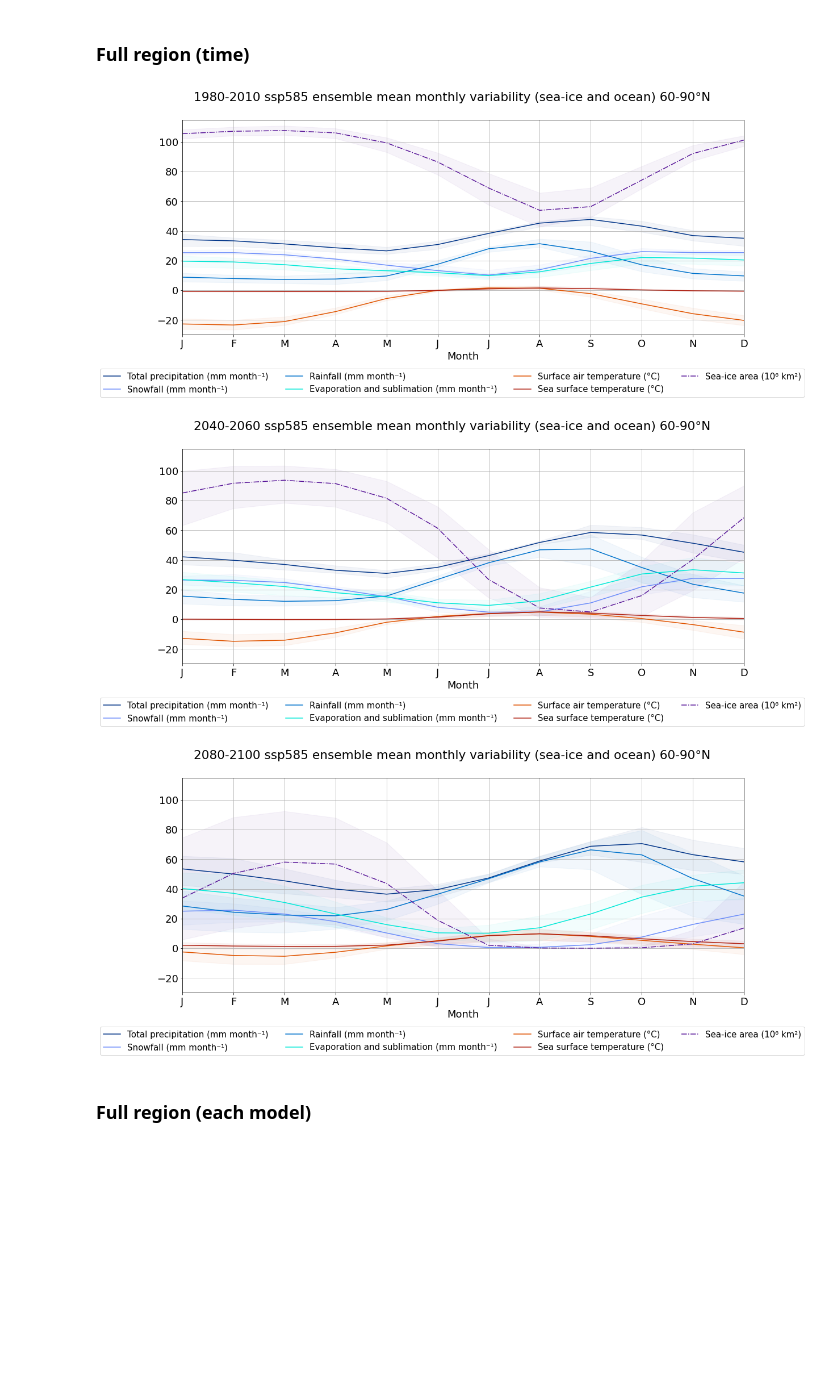
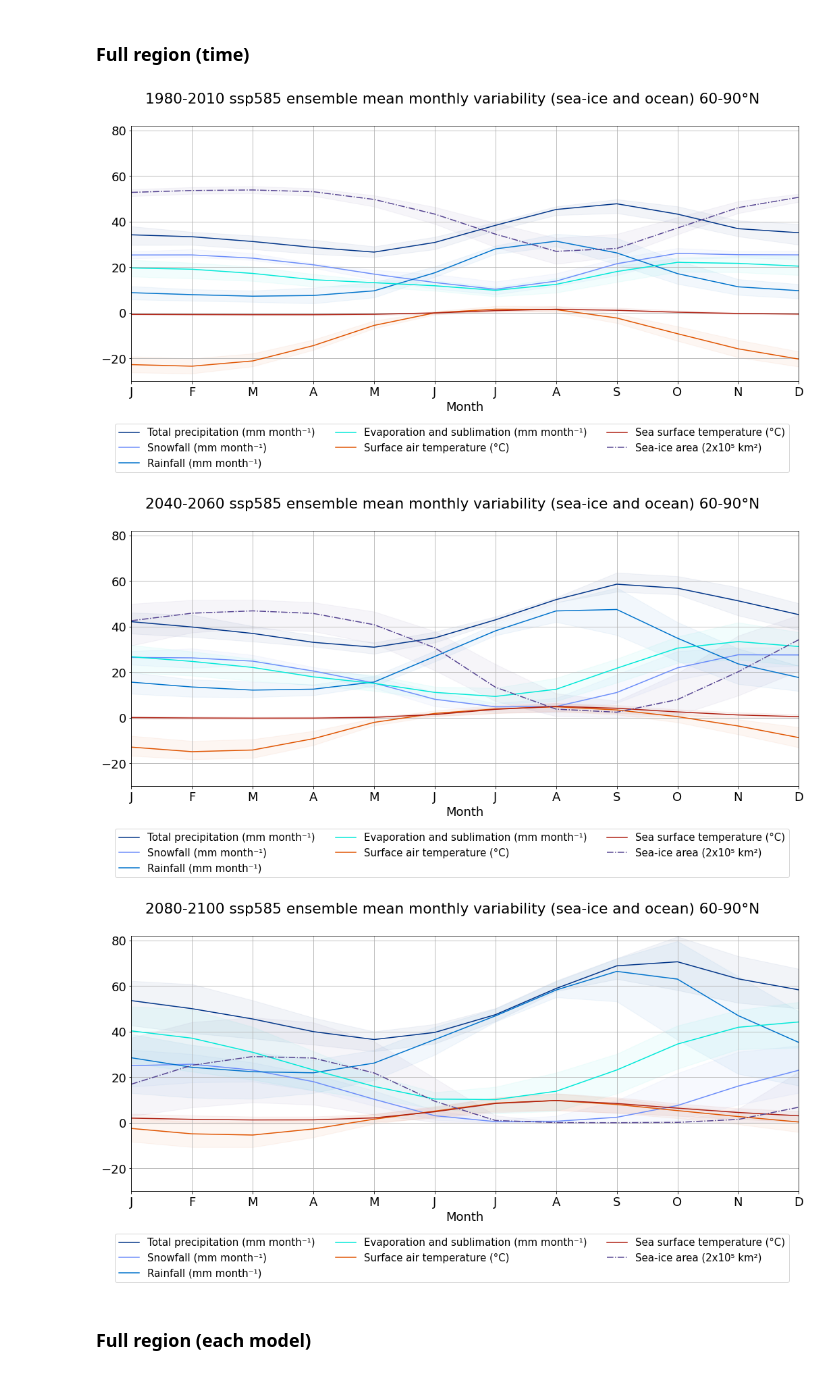
Before and after one commit to hannahwoodward/cmip6-seaice-precipitation, a Jupyter notebook: ensemble-comp.ipynb, the cells around one changed output. Saved outputs shown, nothing was run; the diff lists cells and outputs as text; code cells hidden in the pictures; blank space fills up the shorter version.

```diff
--- a/ensemble-comp.ipynb
+++ b/ensemble-comp.ipynb
@@ -39,7 +39,7 @@ ensemble_tas_time_series = libs.local.get_ensemble_series('tas', experiment)
 ensemble_tos_time_series = libs.local.get_ensemble_series('tos', experiment)
 
 ensemble_siconc_time_series = libs.local.get_ensemble_series('siconc', experiment)
-ensemble_siconc_time_series /= 1e5
+ensemble_siconc_time_series /= 2e5
 
 # ensemble_sithick_time_series = libs.local.get_ensemble_series('sithick', experiment)
 # ensemble_sithick_time_series *= 10
@@ -90,8 +90,8 @@ for s in time_slices:
     slice_tos['Ensemble mean'].attrs['color'] = '#ae2012'
 
     slice_siconc = ensemble_siconc_time_series.sel(**s['slice']).groupby('time.month').mean('time')
-    slice_siconc['Ensemble mean'].attrs['label'] = 'Sea-ice area (10⁶ km²)'
-    slice_siconc['Ensemble mean'].attrs['color'] = '#5a189a'
+    slice_siconc['Ensemble mean'].attrs['label'] = 'Sea-ice area (2x10⁵ km²)'
+    slice_siconc['Ensemble mean'].attrs['color'] = '#564592'
 
 #     slice_sithick = ensemble_sithick_time_series.sel(**s['slice']).groupby('time.month').mean('time')
 #     slice_sithick['Ensemble mean'].attrs['label'] = 'Sea-ice thickness (dm)'
@@ -107,38 +107,38 @@ for s in time_slices:
         slice_prra,
         slice_evspsbl,
         slice_tas,
         slice_tos,
         slice_siconc,
         #slice_sithick,
         #slice_sisnthick
     ]
 
     fig = libs.plot.monthly_variability(
         variables,
-        cols=4,
+        cols=3,
         legend_below=True,
         title=f'{s_label} {experiment} ensemble mean monthly variability (sea-ice and ocean) 60-90°N',
         ylabel=time_series_y_label,
-        yrange=(-30, 115),
+        yrange=(-30, 82),
         variables=['Ensemble mean']
     )
 
     for data in variables:
         data_min = data.to_array('min').min('min')
         data_max = data.to_array('max').max('max')
 
         fig.axes[0].fill_between(
             np.arange(1, 13),
             data_min.values,
             data_max.values,
             alpha=0.05,
             color=data['Ensemble mean'].attrs['color'],
             zorder=-1
         )
 # %% [output]
-[figure, old version]
+[figure, new version]
-[figure, old version]
+[figure, new version]
-[figure, old version]
+[figure, new version]
 # %% [markdown]
 ### Full region (each model)
 # %%
```
Also changed, not shown: parts of 1 cell of this notebook, 1 other file.
